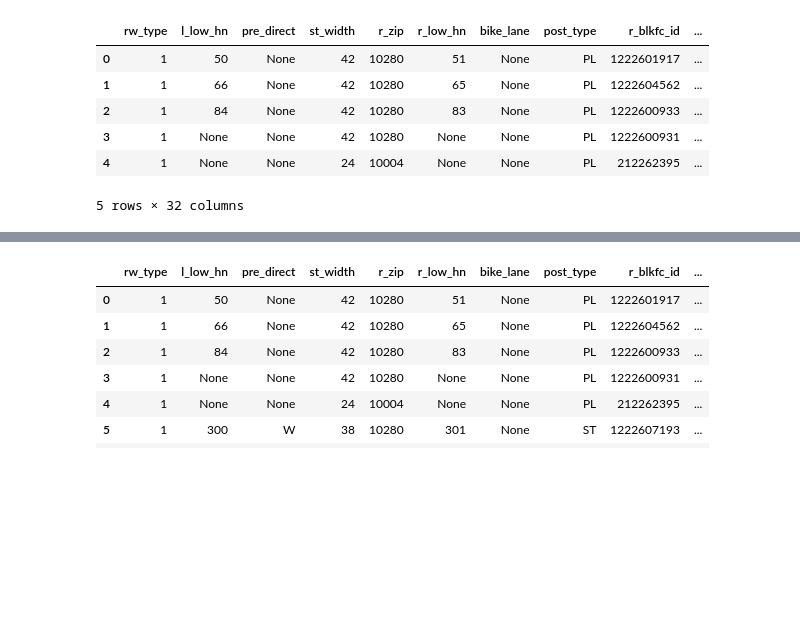
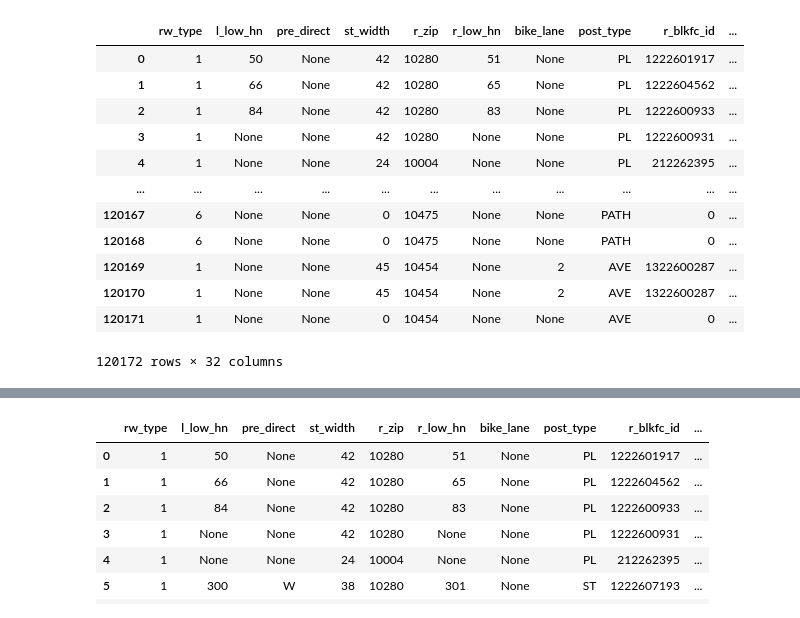
Before and after one commit to AlejandraZS10/capstone_project, a Jupyter notebook: NY Streets.ipynb, the cells around one changed output, grey strips where cells are left out. Cells and saved outputs as stored; diff of their text form; code cells hidden in the pictures; blank space fills up the shorter version.

```diff
--- a/NY Streets.ipynb
+++ b/NY Streets.ipynb
@@ -1,17 +1,23 @@
 # %%
 import pandas as pd
 import geopandas as gpd
 #truck routes
-scl = gpd.read_file('NYC Street Centerline (CSCL).geojson')
-scl.head(5)
+scl = gpd.read_file('data/NYC Street Centerline (CSCL).geojson')
+scl
 # %% [output]
 |  | rw_type | l_low_hn | pre_direct | st_width | r_zip | r_low_hn | bike_lane | post_type | r_blkfc_id | ... |
 | 0 | 1 | 50 | None | 42 | 10280 | 51 | None | PL | 1222601917 | ... |
 | 1 | 1 | 66 | None | 42 | 10280 | 65 | None | PL | 1222604562 | ... |
 | 2 | 1 | 84 | None | 42 | 10280 | 83 | None | PL | 1222600933 | ... |
 | 3 | 1 | None | None | 42 | 10280 | None | None | PL | 1222600931 | ... |
 | 4 | 1 | None | None | 24 | 10004 | None | None | PL | 212262395 | ... |
+| ... | ... | ... | ... | ... | ... | ... | ... | ... | ... | ... |
+| 120167 | 6 | None | None | 0 | 10475 | None | None | PATH | 0 | ... |
+| 120168 | 6 | None | None | 0 | 10475 | None | None | PATH | 0 | ... |
+| 120169 | 1 | None | None | 45 | 10454 | None | 2 | AVE | 1322600287 | ... |
+| 120170 | 1 | None | None | 45 | 10454 | None | 2 | AVE | 1322600287 | ... |
+| 120171 | 1 | None | None | 0 | 10454 | None | None | AVE | 0 | ... |
-5 rows × 32 columns
+120172 rows × 32 columns
 # %%
 scl.dtypes
 # %% [output]
```
Also changed, not shown: parts of 15 cells of this notebook, 4 other files.
